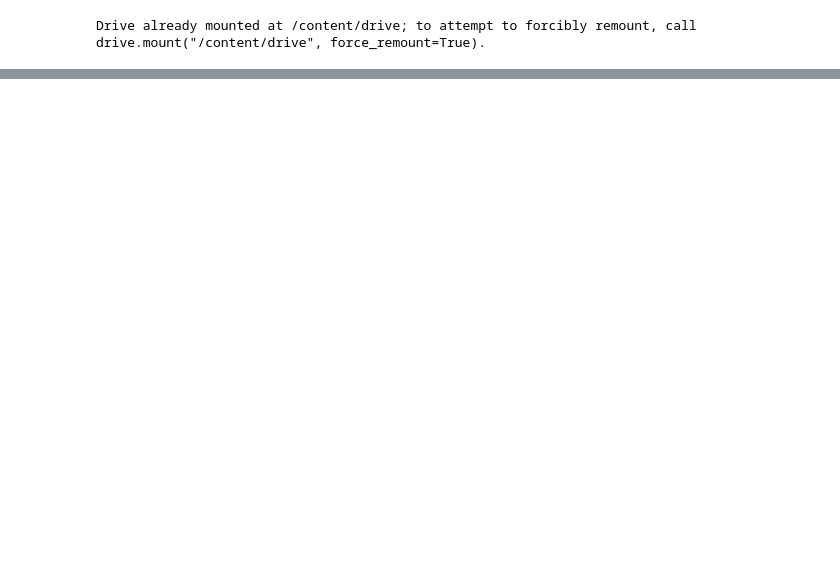
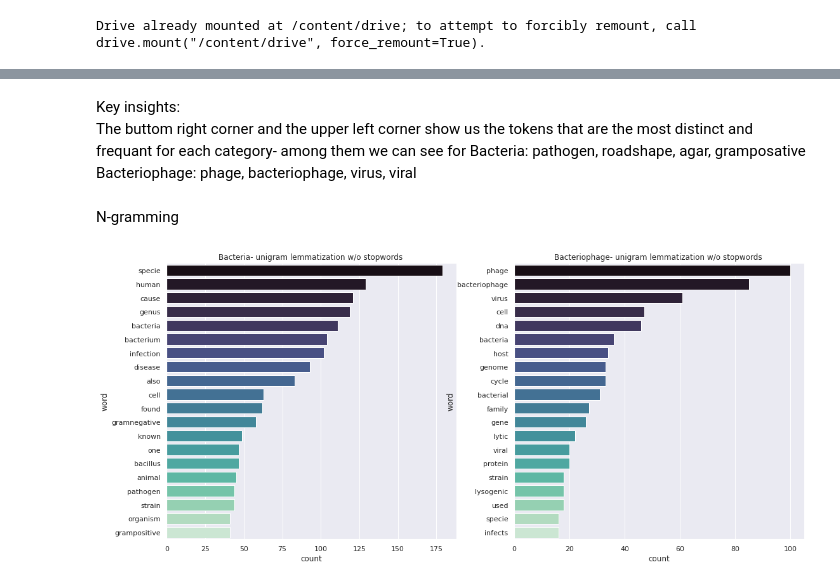
Before and after one commit to Eitams/NLP_Exercise, a Jupyter notebook: NLP_EDA.ipynb, the cells around one changed output, grey strips where cells are left out. Saved outputs shown, nothing was run; the diff lists cells and outputs as text; code cells hidden in the pictures; blank space fills up the shorter version.

```diff
--- a/NLP_EDA.ipynb
+++ b/NLP_EDA.ipynb
@@ -141,0 +335,10 @@ df_phage.head()
+# %%
+# We will be using the large English spacy model (pipeline)
+nlp = spacy.load("en_core_web_lg")
+# %%
+# Prepare parsed data for scattertext analysis
+# Tokenize the data with spacy
+df['parsed'] = df['Description_clean'].apply(nlp)
+# %%
+# Convert dataframe into Scattertext corpus
+corpus = st.CorpusFromParsedDocuments(df, category_col='Type', parsed_col='parsed').build()
@@ -141,0 +362,43 @@ df_phage.head()
+# %% [markdown]
+Key insights:
+The buttom right corner and the upper left corner show us the tokens that are the most distinct and frequant for each category- among them we can see for Bacteria: pathogen, roadshape, agar, gramposative
+Bacteriophage: phage, bacteriophage, virus, viral
+# %% [markdown]
+N-gramming
+# %%
+'''
+Function which return the requancy of the selected gram number for the text
+'''
+def get_top_n_words(corpus, n=None, x=1, y=1):
+    vec = CountVectorizer(ngram_range=(x, y)).fit(corpus)
+    bag_of_words = vec.transform(corpus)
+    sum_words = bag_of_words.sum(axis=0)
+    words_freq = [(word, sum_words[0, idx]) for word, idx in vec.vocabulary_.items()]
+    words_freq =sorted(words_freq, key = lambda x: x[1], reverse=True)
+    return words_freq[:n]
+
+common_words_bacteria = get_top_n_words(all_desc_bacteria, 20)
+common_words_phage = get_top_n_words(all_desc_phage, 20)
+
+unigrams_bacteria = pd.DataFrame(common_words_bacteria, columns = ['word' , 'count'])
+unigrams_bacteriophage = pd.DataFrame(common_words_phage, columns = ['word' , 'count'])
+# %%
+'''
+Plotting Unigram of bacteria vs bacteriophage
+'''
+## Calculating unigram
+common_words_bacteria = get_top_n_words(all_desc_bacteria, 20)
+common_words_phage = get_top_n_words(all_desc_phage, 20)
+unigrams_bacteria = pd.DataFrame(common_words_bacteria, columns = ['word' , 'count'])
+unigrams_bacteriophage = pd.DataFrame(common_words_phage, columns = ['word' , 'count'])
+
+## Plotting
+fix, (ax1, ax2) = plt.subplots(1,2, figsize=(18,8))
+sns.barplot(x="count", y="word",orient="h",ax = ax1, palette="mako", data=unigrams_bacteria)
+ax1.set_title("Bacteria- unigram lemmatization w/o stopwords ")
+sns.barplot(x="count", y="word",orient="h", ax =ax2, palette="mako", data=unigrams_bacteriophage)
+ax2.set_title("Bacteriophage- unigram lemmatization w/o stopwords ")
+plt.tight_layout
+plt.show()
+# %% [output]
+[figure, added]
```
Also changed, not shown: parts of 71 cells of this notebook.
